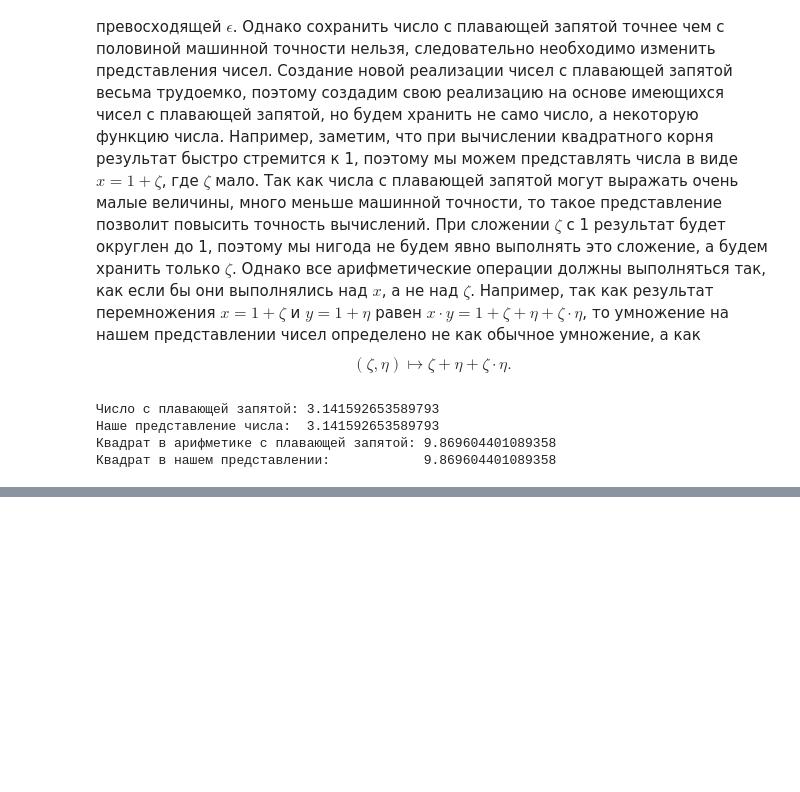
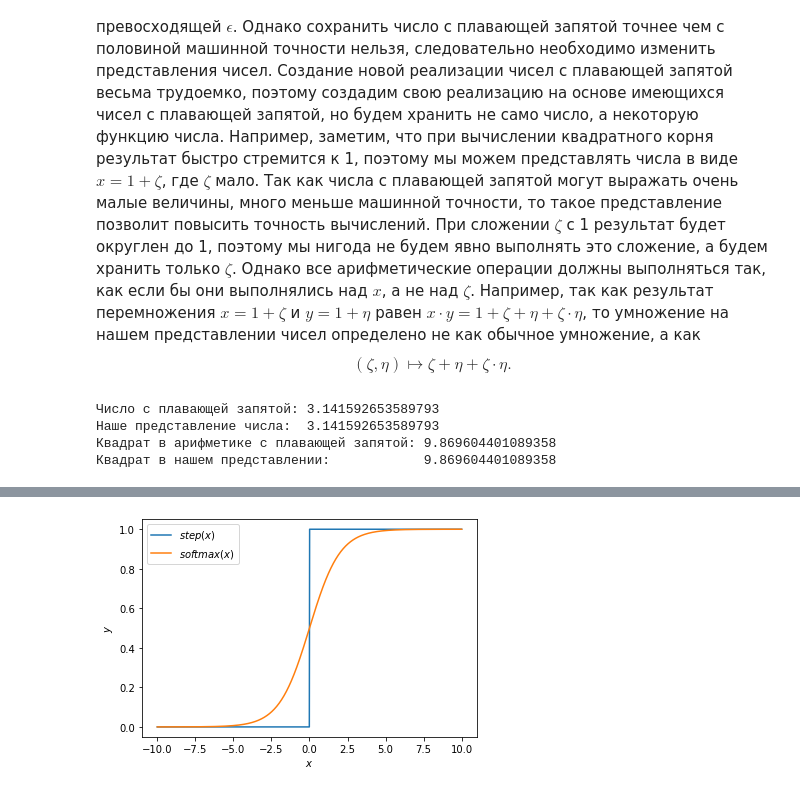
Before and after one commit to alepoydes/introduction-to-numerical-simulation, a Jupyter notebook: practice/Trouble with powers.ipynb, the cells around one changed output, grey strips where cells are left out. Drawn from its saved outputs; the diff is of its cells as text; code cells hidden in the pictures; blank space fills up the shorter version.

```diff
--- a/practice/Trouble with powers.ipynb
+++ b/practice/Trouble with powers.ipynb
@@ -175,0 +226,16 @@ print("Квадрат в нашем представлении:           ", pi*
+# %%
+def softmax(x):
+    return np.exp(x)/(1+np.exp(x))
+
+def step(x):
+    return 0.5*(np.sign(x)+1)
+
+xs = np.linspace(-10,10,1000)
+plt.plot(xs, step(xs))
+plt.plot(xs, softmax(xs))
+plt.xlabel("$x$")
+plt.ylabel("$y$")
+plt.legend(["$step(x)$", "$softmax(x)$"])
+plt.show()
+# %% [output]
+[figure, added]
```
Also changed, not shown: parts of 29 cells of this notebook.
